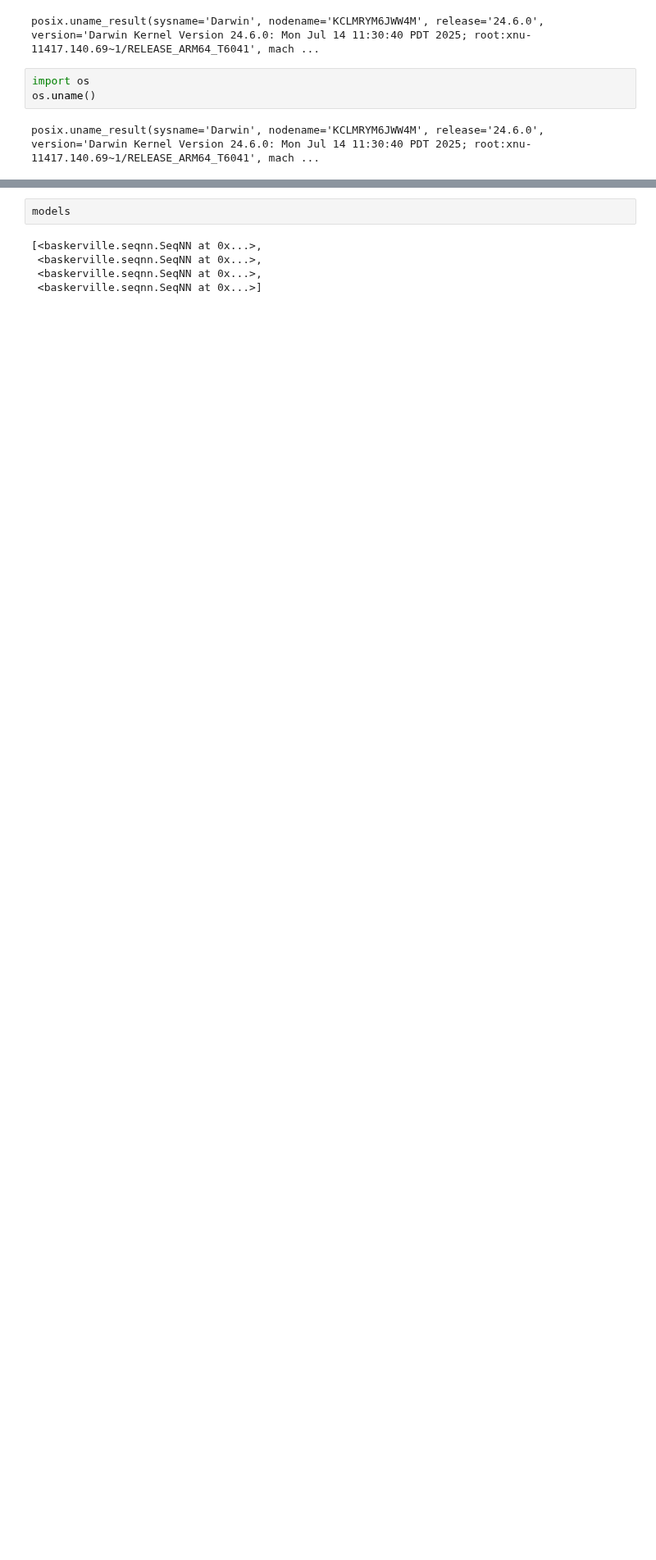
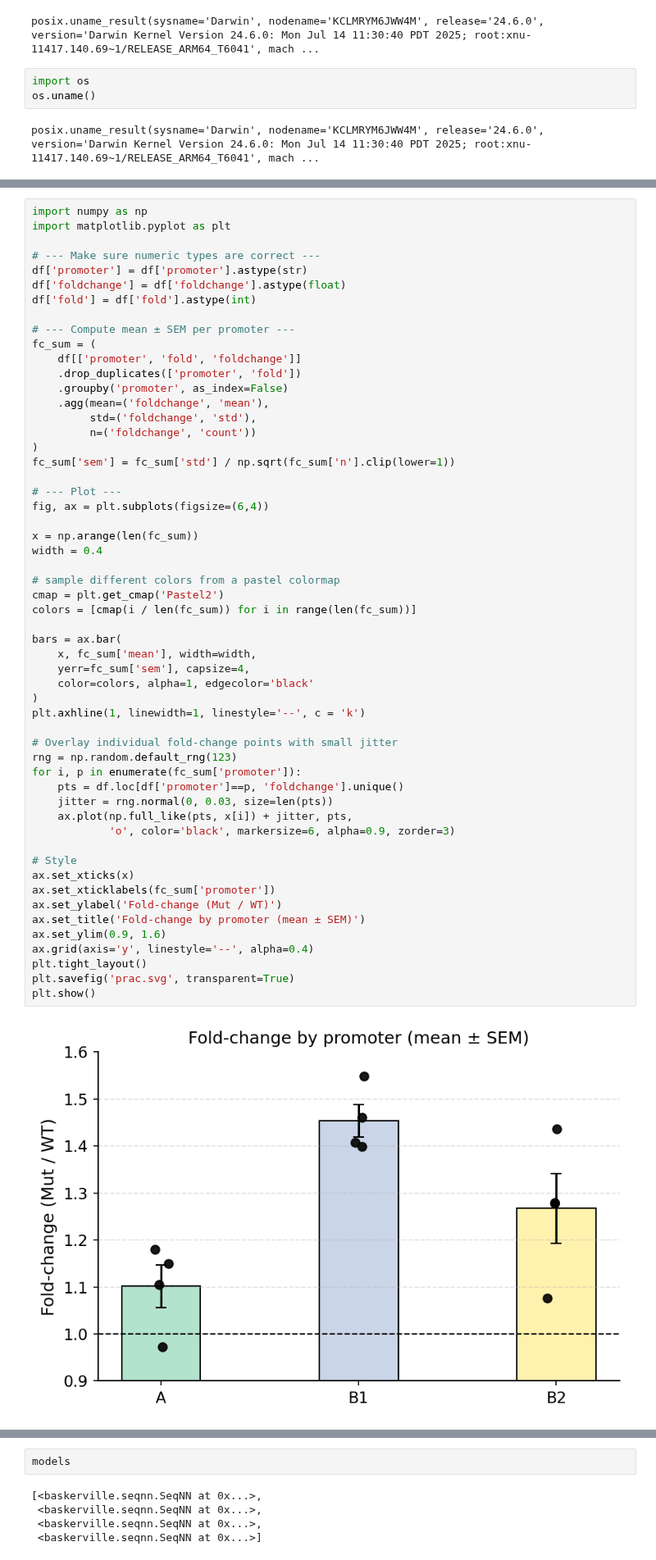
Before and after one commit to dmnburrows/geneseq_predict, a Jupyter notebook: GOSH_grant_app.ipynb, the cells around one changed output, grey strips where cells are left out. Shown at 82% size. Saved outputs shown, nothing was run; the diff lists cells and outputs as text; blank space fills up the shorter version.

```diff
--- a/GOSH_grant_app.ipynb
+++ b/GOSH_grant_app.ipynb
@@ -900,0 +426,57 @@ models[-1]
+# %%
+import numpy as np
+import matplotlib.pyplot as plt
+
+# --- Make sure numeric types are correct ---
+df['promoter'] = df['promoter'].astype(str)
+df['foldchange'] = df['foldchange'].astype(float)
+df['fold'] = df['fold'].astype(int)
+
+# --- Compute mean ± SEM per promoter ---
+fc_sum = (
+    df[['promoter', 'fold', 'foldchange']]
+    .drop_duplicates(['promoter', 'fold'])
+    .groupby('promoter', as_index=False)
+    .agg(mean=('foldchange', 'mean'),
+         std=('foldchange', 'std'),
+         n=('foldchange', 'count'))
+)
+fc_sum['sem'] = fc_sum['std'] / np.sqrt(fc_sum['n'].clip(lower=1))
+
+# --- Plot ---
+fig, ax = plt.subplots(figsize=(6,4))
+
+x = np.arange(len(fc_sum))
+width = 0.4
+
+# sample different colors from a pastel colormap
+cmap = plt.get_cmap('Pastel2')
+colors = [cmap(i / len(fc_sum)) for i in range(len(fc_sum))]
+
+bars = ax.bar(
+    x, fc_sum['mean'], width=width,
+    yerr=fc_sum['sem'], capsize=4,
+    color=colors, alpha=1, edgecolor='black'
+)
+plt.axhline(1, linewidth=1, linestyle='--', c = 'k')
+
+# Overlay individual fold-change points with small jitter
+rng = np.random.default_rng(123)
+for i, p in enumerate(fc_sum['promoter']):
+    pts = df.loc[df['promoter']==p, 'foldchange'].unique()
+    jitter = rng.normal(0, 0.03, size=len(pts))
+    ax.plot(np.full_like(pts, x[i]) + jitter, pts,
+            'o', color='black', markersize=6, alpha=0.9, zorder=3)
+
+# Style
+ax.set_xticks(x)
+ax.set_xticklabels(fc_sum['promoter'])
+ax.set_ylabel('Fold-change (Mut / WT)')
+ax.set_title('Fold-change by promoter (mean ± SEM)')
+ax.set_ylim(0.9, 1.6)
+ax.grid(axis='y', linestyle='--', alpha=0.4)
+plt.tight_layout()
+plt.savefig('prac.svg', transparent=True)
+plt.show()
+# %% [output]
+[figure, added]
```
Also changed, not shown: parts of 89 cells of this notebook, 6 other files.
